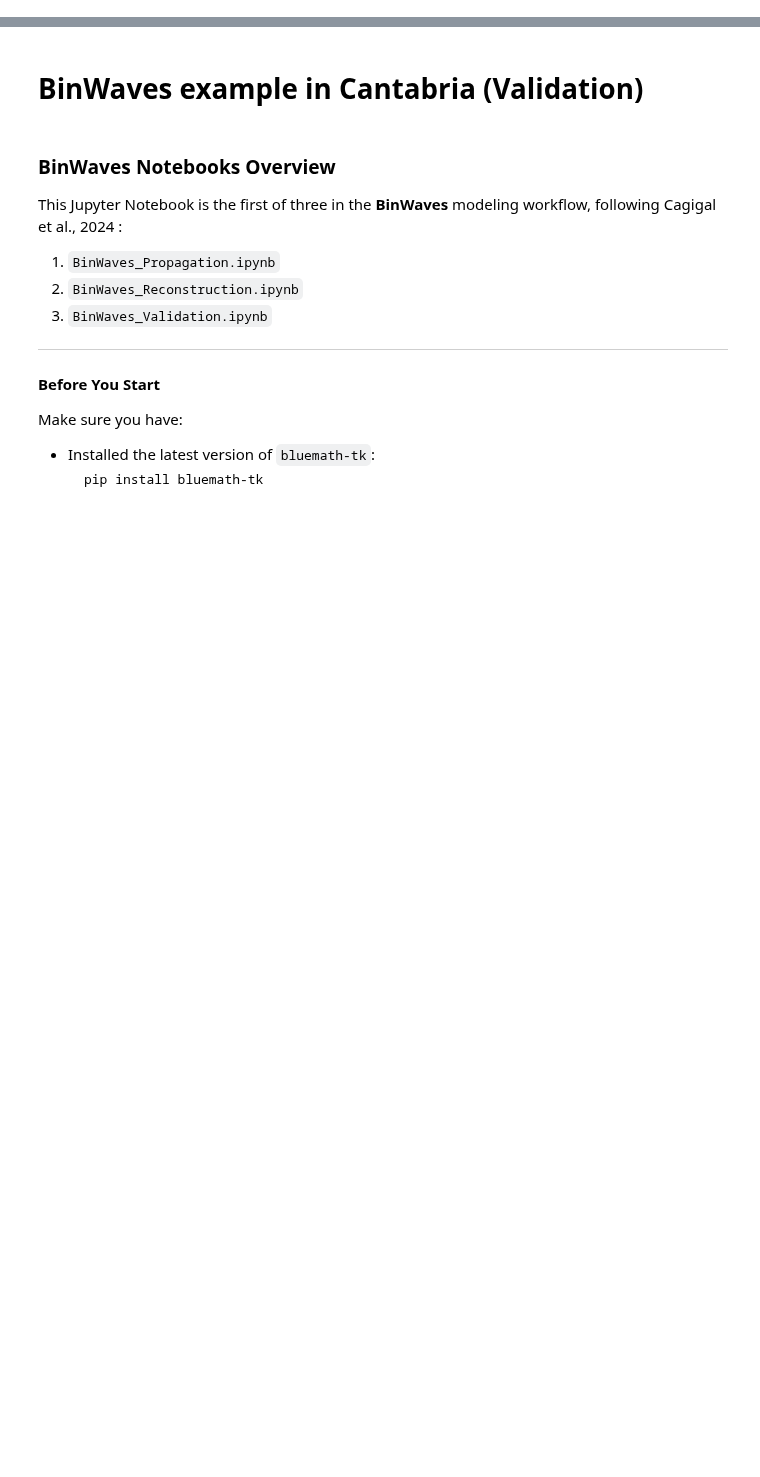
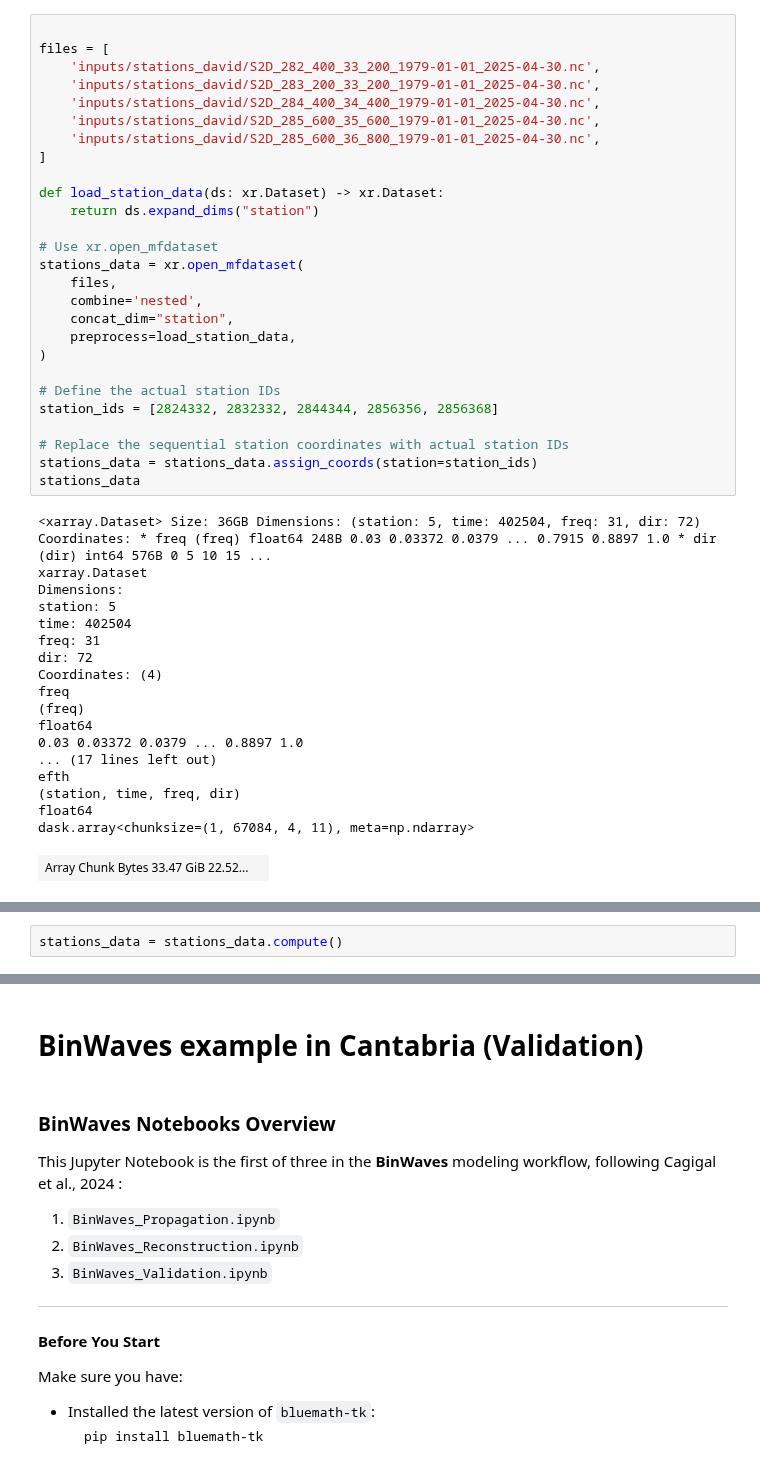
Before and after one commit to JenMontano/BlueMath, a Jupyter notebook: climate_services/hindcast/BinWaves_NorthCarolina_SuperPoint/03_Validation.ipynb, the cells around one changed output, grey strips where cells are left out. Saved outputs shown, nothing was run; the diff lists cells and outputs as text; blank space fills up the shorter version.

```diff
--- a/climate_services/hindcast/BinWaves_NorthCarolina_SuperPoint/03_Validation.ipynb
+++ b/climate_services/hindcast/BinWaves_NorthCarolina_SuperPoint/03_Validation.ipynb
@@ -0,0 +13,46 @@
+# %%
+
+files = [
+    'inputs/stations_david/S2D_282_400_33_200_1979-01-01_2025-04-30.nc',
+    'inputs/stations_david/S2D_283_200_33_200_1979-01-01_2025-04-30.nc',
+    'inputs/stations_david/S2D_284_400_34_400_1979-01-01_2025-04-30.nc',
+    'inputs/stations_david/S2D_285_600_35_600_1979-01-01_2025-04-30.nc',
+    'inputs/stations_david/S2D_285_600_36_800_1979-01-01_2025-04-30.nc',
+]
+
+def load_station_data(ds: xr.Dataset) -> xr.Dataset:
+    return ds.expand_dims("station")
+
+# Use xr.open_mfdataset
+stations_data = xr.open_mfdataset(
+    files,
+    combine='nested',
+    concat_dim="station",
+    preprocess=load_station_data,
+)
+
+# Define the actual station IDs
+station_ids = [2824332, 2832332, 2844344, 2856356, 2856368]
+
+# Replace the sequential station coordinates with actual station IDs
+stations_data = stations_data.assign_coords(station=station_ids)
+stations_data
+# %% [output]
+<xarray.Dataset> Size: 36GB Dimensions: (station: 5, time: 402504, freq: 31, dir: 72) Coordinates: * freq (freq) float64 248B 0.03 0.03372 0.0379 ... 0.7915 0.8897 1.0 * dir (dir) int64 576B 0 5 10 15 ...
+xarray.Dataset
+Dimensions:
+station: 5
+time: 402504
+freq: 31
+dir: 72
+Coordinates: (4)
+freq
+(freq)
+float64
+0.03 0.03372 0.0379 ... 0.8897 1.0
+... (17 lines left out)
+efth
+(station, time, freq, dir)
+float64
+dask.array<chunksize=(1, 67084, 4, 11), meta=np.ndarray>
+| Array Chunk Bytes 33.47 GiB 22.52... |  |
@@ -0,0 +73,2 @@
+# %%
+stations_data = stations_data.compute()
```
Also changed, not shown: parts of 21 cells of this notebook, 6 other files.
